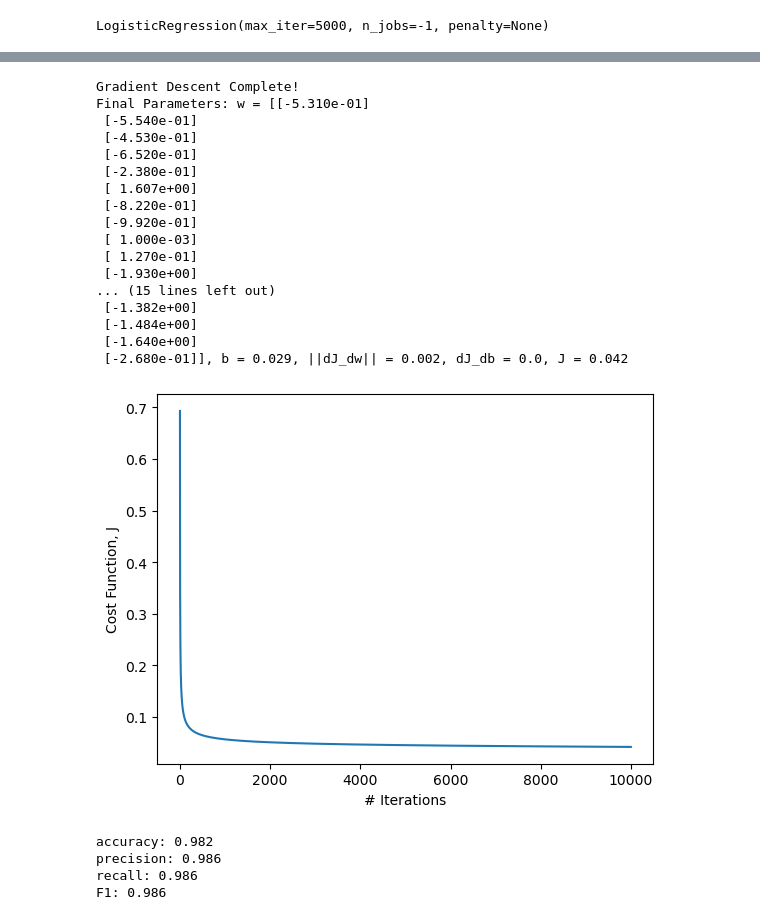
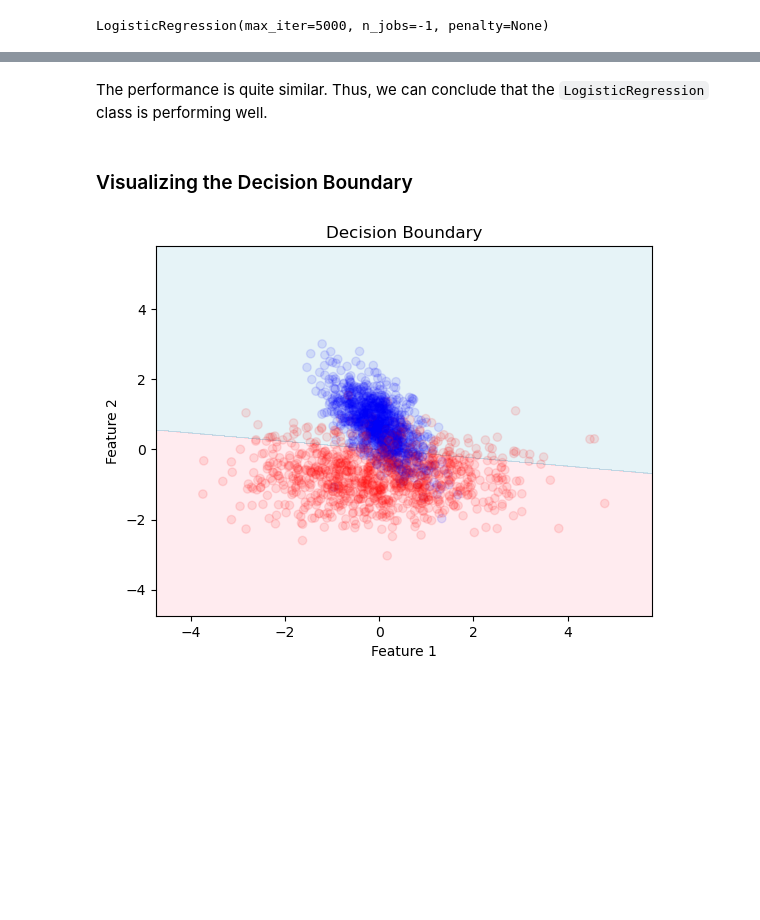
Before and after one commit to svadhera11/ml-notebooks, a Jupyter notebook: implementations/LogisticRegression.ipynb, the cells around one changed output, grey strips where cells are left out. Drawn from its saved outputs; the diff is of its cells as text; code cells hidden in the pictures; blank space fills up the shorter version.

```diff
--- a/implementations/LogisticRegression.ipynb
+++ b/implementations/LogisticRegression.ipynb
@@ -282,25 +301,38 @@ def breast_cancer_detection():
-# %%
-breast_cancer_detection()
-# %% [output]
-Gradient Descent Complete!
-Final Parameters: w = [[-5.310e-01]
- [-5.540e-01]
- [-4.530e-01]
- [-6.520e-01]
- [-2.380e-01]
- [ 1.607e+00]
- [-8.220e-01]
- [-9.920e-01]
- [ 1.000e-03]
- [ 1.270e-01]
- [-1.930e+00]
-... (15 lines left out)
- [-1.382e+00]
- [-1.484e+00]
- [-1.640e+00]
- [-2.680e-01]], b = 0.029, ||dJ_dw|| = 0.002, dJ_db = 0.0, J = 0.042
-[figure, removed]
-accuracy: 0.982
-precision: 0.986
-recall: 0.986
-F1: 0.986
+# %% [markdown]
+The performance is quite similar. Thus, we can conclude that the `LogisticRegression` class is performing well.
+# %% [markdown]
+### Visualizing the Decision Boundary
+# %%
+def plot_decision_boundary(X, y, f, resolution=0.01):
+    # Set up color map for background
+    colors = ('pink', 'lightblue')
+    cmap = ListedColormap(colors)
+
+
+    x_min, x_max = X.min() - 1, X.max() + 1
+    y_min, y_max = X.min() - 1, X.max() + 1
+    xx, yy = np.meshgrid(np.arange(x_min, x_max, resolution),
+                         np.arange(y_min, y_max, resolution))
+    Z = (f(np.c_[xx.ravel(), yy.ravel()].T)>=0.5).astype(np.float64) # impose a decision threshold, since f = lr.predict() returns probabilities.
+    Z = Z.reshape(xx.shape)
+
+    # Plot the decision boundary
+    plt.contourf(xx, yy, Z, alpha=0.3, cmap=cmap)
+    plt.xlim(xx.min(), xx.max())
+    plt.ylim(yy.min(), yy.max())
+
+
+    # Set up color map for data points.
+    colors = ('red', 'blue')
+    cmap = ListedColormap(colors)
+    # Plot the data
+    plt.scatter(X[0,:], X[1,:], c=y, alpha=0.1, cmap=cmap)
+
+    plt.title("Decision Boundary")
+    plt.xlabel('Feature 1')
+    plt.ylabel('Feature 2')
+    plt.show()
+# %%
+plot_decision_boundary(X_train, y_train, f=lr.predict)
+# %% [output]
+[figure, added]
```
Also changed, not shown: parts of 35 cells of this notebook.
